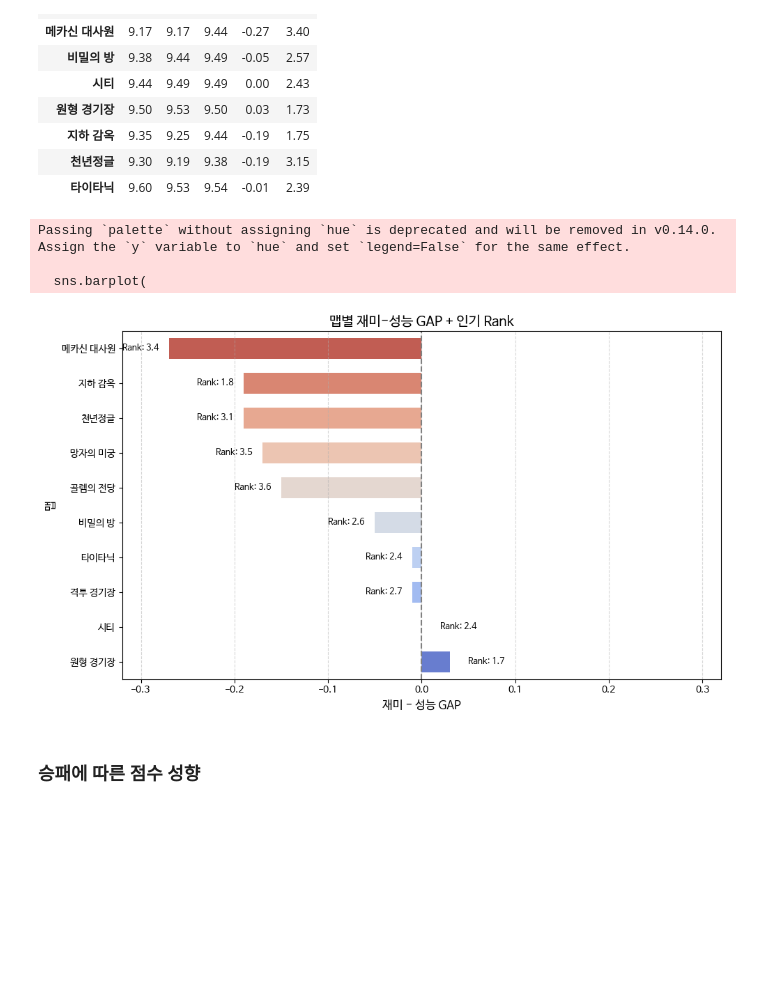
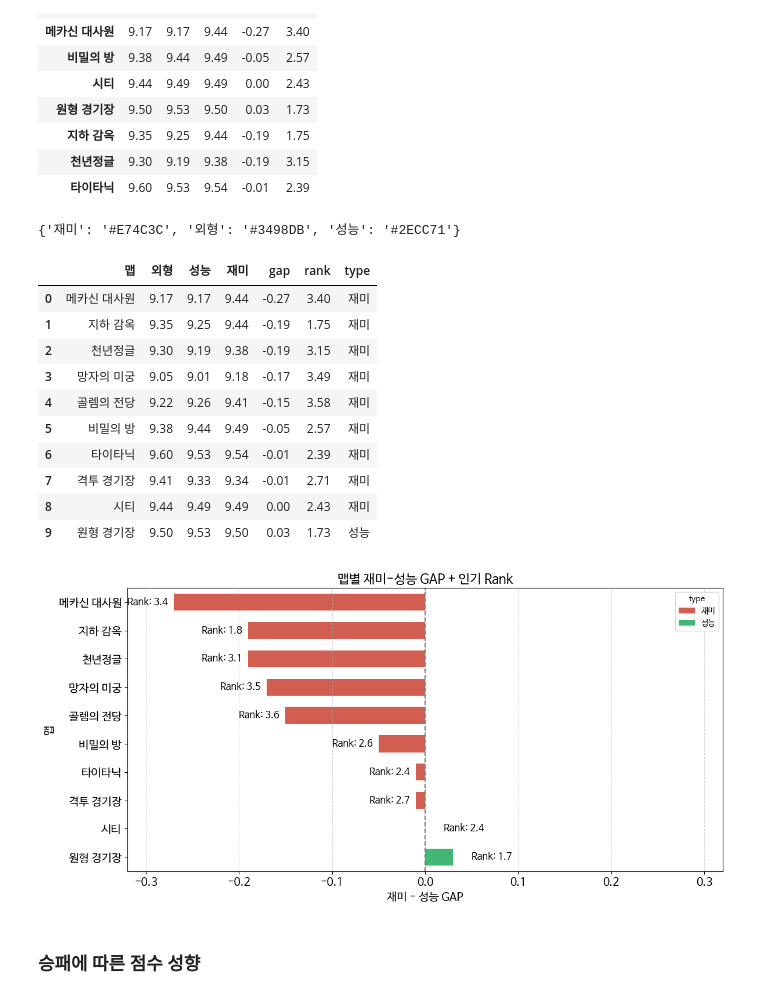
Before and after one commit to kimjaehyeonC/Toy_Getamped, a Jupyter notebook: getamped_log_generator.ipynb, the cells around one changed output. Cells and saved outputs as stored; diff of their text form; code cells hidden in the pictures; blank space fills up the shorter version.

```diff
--- a/getamped_log_generator.ipynb
+++ b/getamped_log_generator.ipynb
@@ -395,4 +395,10 @@ tendency_score_per_user[mask]
 | user_978 | 9.154622 | 9.005882 | 9.136975 |
 | user_985 | 9.098958 | 8.910417 | 9.092708 |
 101 rows × 3 columns
+# %%
+color_dict = {
+    '재미': '#E74C3C',    # 빨강
+    '외형': '#3498DB',    # 파랑
+    '성능': '#2ECC71'     # 초록
+}
 # %%
@@ -655,50 +706,72 @@ gap_rank.groupby('맵').mean()
 | 지하 감옥 | 9.35 | 9.25 | 9.44 | -0.19 | 1.75 |
 | 천년정글 | 9.30 | 9.19 | 9.38 | -0.19 | 3.15 |
 | 타이타닉 | 9.60 | 9.53 | 9.54 | -0.01 | 2.39 |
+# %%
+color_dict
+# %% [output]
+{'재미': '#E74C3C', '외형': '#3498DB', '성능': '#2ECC71'}
+# %%
+df_sorted
+# %% [output]
+|  | 맵 | 외형 | 성능 | 재미 | gap | rank | type |
+| 0 | 메카신 대사원 | 9.17 | 9.17 | 9.44 | -0.27 | 3.40 | 재미 |
+| 1 | 지하 감옥 | 9.35 | 9.25 | 9.44 | -0.19 | 1.75 | 재미 |
+| 2 | 천년정글 | 9.30 | 9.19 | 9.38 | -0.19 | 3.15 | 재미 |
+| 3 | 망자의 미궁 | 9.05 | 9.01 | 9.18 | -0.17 | 3.49 | 재미 |
+| 4 | 골렘의 전당 | 9.22 | 9.26 | 9.41 | -0.15 | 3.58 | 재미 |
+| 5 | 비밀의 방 | 9.38 | 9.44 | 9.49 | -0.05 | 2.57 | 재미 |
+| 6 | 타이타닉 | 9.60 | 9.53 | 9.54 | -0.01 | 2.39 | 재미 |
+| 7 | 격투 경기장 | 9.41 | 9.33 | 9.34 | -0.01 | 2.71 | 재미 |
+| 8 | 시티 | 9.44 | 9.49 | 9.49 | 0.00 | 2.43 | 재미 |
+| 9 | 원형 경기장 | 9.50 | 9.53 | 9.50 | 0.03 | 1.73 | 성능 |
 # %%
 df_sorted = gap_rank.sort_values('gap').reset_index(drop=True)  # gap 순으로 정렬
-
-plt.figure(figsize=(10, 6))
+df_sorted['type'] = df_sorted['gap'].apply(lambda x: '성능' if x >= 0 else '재미')
+type_color_dict = {
+    '재미': color_dict['재미'],
+    '성능': color_dict['성능']
+}
+plt.figure(figsize=(12, 6))
 
 # 막대그래프
 sns.barplot(
     data=df_sorted,
     y='맵',
     x='gap',
-    palette='coolwarm_r',
+    palette=type_color_dict,
+    hue = 'type',
     width=0.6
 )
 
 # 중심선
 plt.axvline(0, color='gray', linestyle='--')
 
 gap_limit = max(abs(df_sorted['gap'].max()), abs(df_sorted['gap'].min()))
 plt.xlim(-gap_limit - 0.05, gap_limit + 0.05)
 
 # rank 숫자 표시 (막대 끝에)
 for index, row in df_sorted.iterrows():
     plt.text(
         row['gap'] + (0.02 if row['gap'] >= 0 else -0.05),  # 막대 옆 위치
         index,
         f"Rank: {row['rank']:.1f}",
         color='black',
         va='center',
-        fontsize=9
+        fontsize=12
     )
 
-plt.title('맵별 재미-성능 GAP + 인기 Rank', fontsize=14)
-plt.xlabel('재미 - 성능 GAP', fontsize=12)
-plt.ylabel('맵', fontsize=12)
+plt.title('맵별 재미-성능 GAP + 인기 Rank', fontsize=16)
+plt.xlabel('재미 - 성능 GAP', fontsize=14)
+plt.ylabel('맵', fontsize=14)
+plt.xticks(fontsize = 14)
+plt.yticks(fontsize = 14)
 plt.grid(axis='x', linestyle='--', alpha=0.5)
 
 plt.tight_layout()
 plt.show()
 plt.show()
 # %% [output]
-Passing `palette` without assigning `hue` is deprecated and will be removed in v0.14.0. Assign the `y` variable to `hue` and set `legend=False` for the same effect.
-
-  sns.barplot(
-[figure, old version]
+[figure, new version]
 # %% [markdown]
 ### 승패에 따른 점수 성향
 # %%
```
Also changed, not shown: parts of 7 cells of this notebook.
